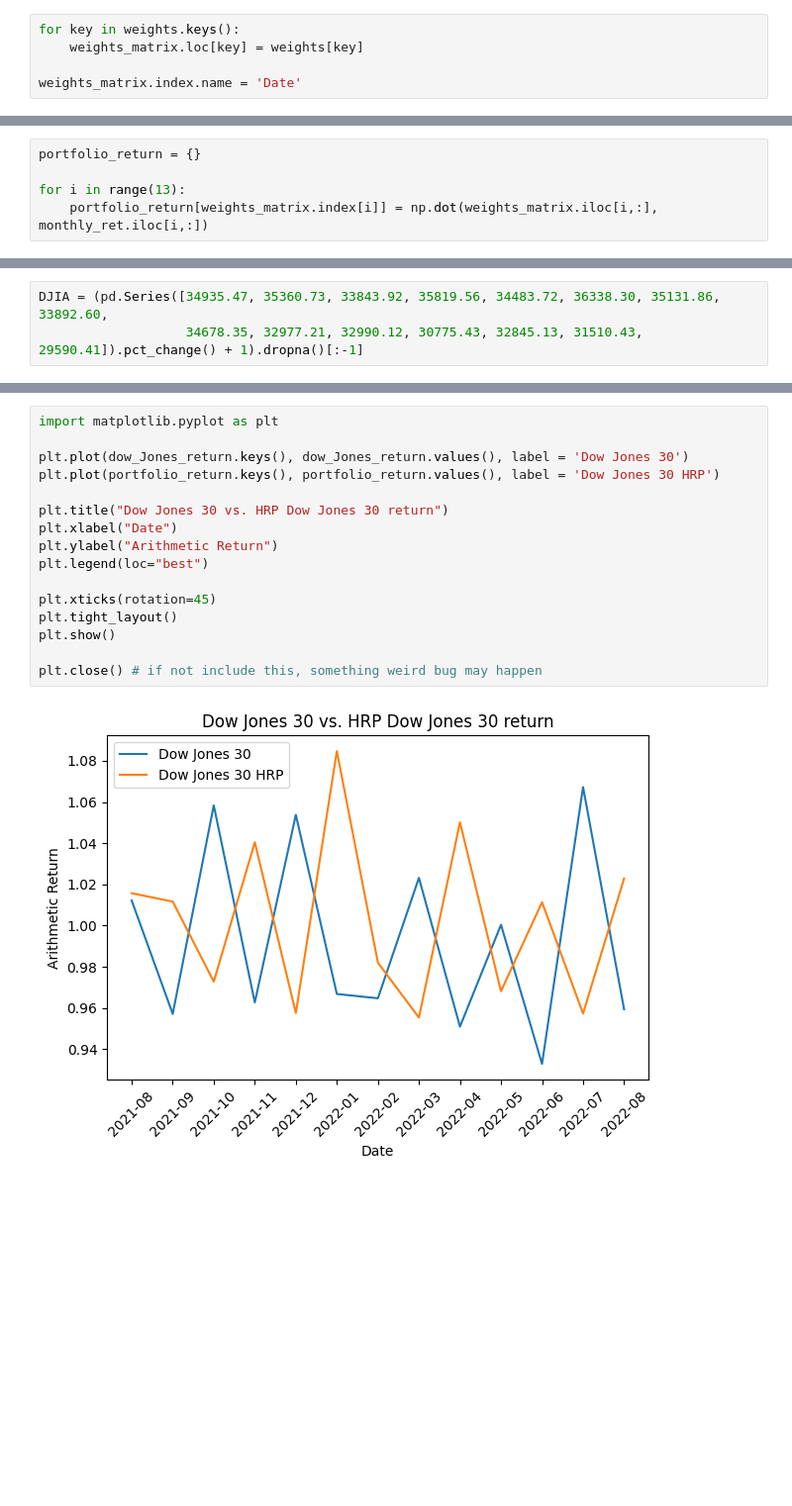
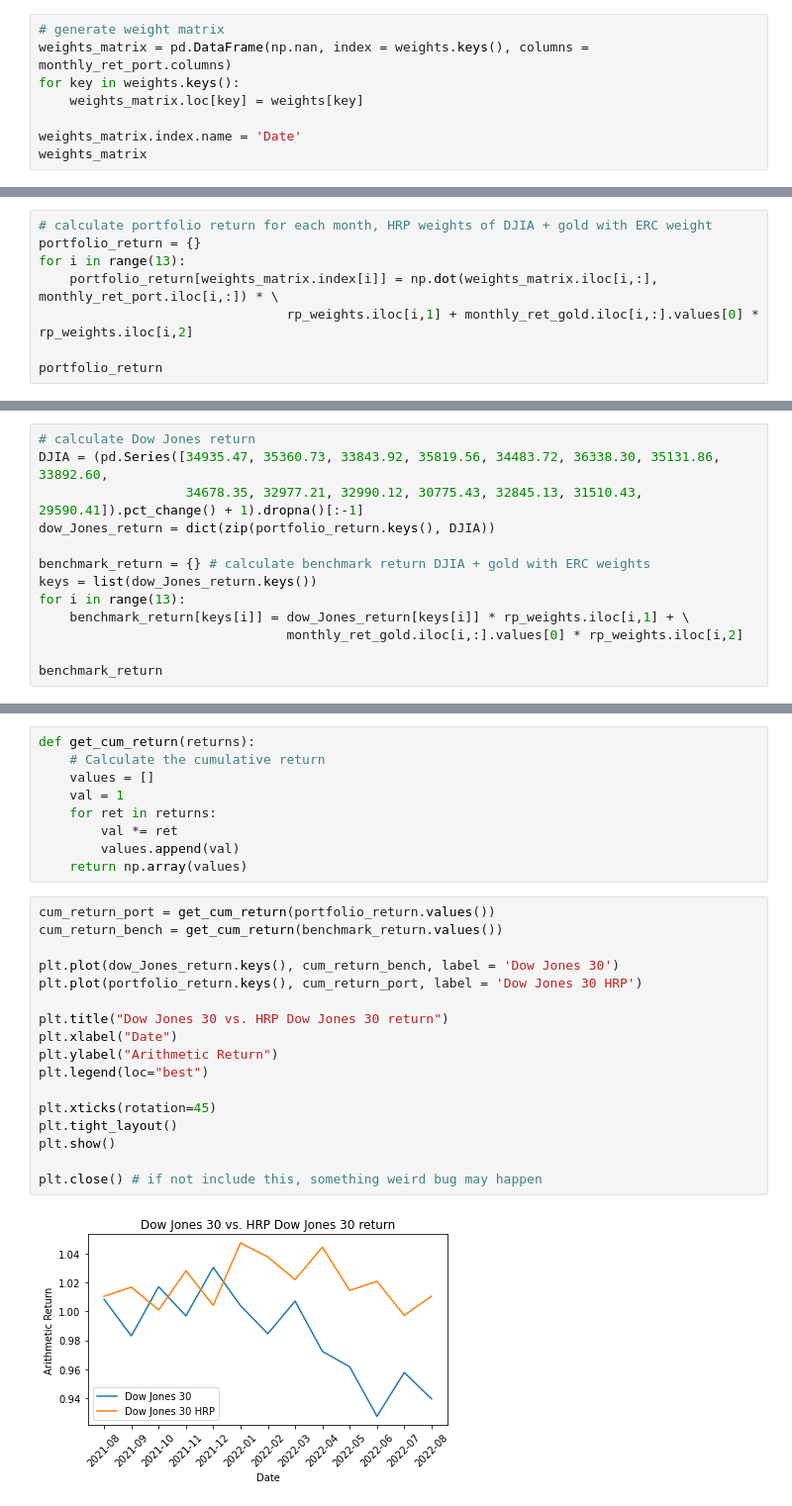
Before and after one commit to joshuakim314/MMF1915, a Jupyter notebook: backtest.ipynb, the cells around one changed output, grey strips where cells are left out. Shown: that part at 99% size. Drawn from its saved outputs; the diff is of its cells as text; blank space fills up the shorter version.

```diff
--- a/backtest.ipynb
+++ b/backtest.ipynb
@@ -74,5 +113,8 @@ weights_matrix = pd.DataFrame(np.nan, index = weights.keys(), columns = monthly_
 # %%
+# generate weight matrix
+weights_matrix = pd.DataFrame(np.nan, index = weights.keys(), columns = monthly_ret_port.columns)
 for key in weights.keys():
     weights_matrix.loc[key] = weights[key]
 
 weights_matrix.index.name = 'Date'
+weights_matrix
@@ -102,5 +138,8 @@ np.sum(weights_matrix.iloc[1,:])
 # %%
+# calculate portfolio return for each month, HRP weights of DJIA + gold with ERC weight
 portfolio_return = {}
+for i in range(13):
+    portfolio_return[weights_matrix.index[i]] = np.dot(weights_matrix.iloc[i,:], monthly_ret_port.iloc[i,:]) * \
+                                rp_weights.iloc[i,1] + monthly_ret_gold.iloc[i,:].values[0] * rp_weights.iloc[i,2]
 
-for i in range(13):
-    portfolio_return[weights_matrix.index[i]] = np.dot(weights_matrix.iloc[i,:], monthly_ret.iloc[i,:])
+portfolio_return
@@ -123,3 +160,13 @@ portfolio_return
 # %%
+# calculate Dow Jones return
 DJIA = (pd.Series([34935.47, 35360.73, 33843.92, 35819.56, 34483.72, 36338.30, 35131.86, 33892.60,
                    34678.35, 32977.21, 32990.12, 30775.43, 32845.13, 31510.43, 29590.41]).pct_change() + 1).dropna()[:-1]
+dow_Jones_return = dict(zip(portfolio_return.keys(), DJIA))
+
+benchmark_return = {} # calculate benchmark return DJIA + gold with ERC weights
+keys = list(dow_Jones_return.keys())
+for i in range(13):
+    benchmark_return[keys[i]] = dow_Jones_return[keys[i]] * rp_weights.iloc[i,1] + \
+                                monthly_ret_gold.iloc[i,:].values[0] * rp_weights.iloc[i,2]
+
+benchmark_return
@@ -144,18 +187,28 @@ dow_Jones_return
+# %%
+def get_cum_return(returns):
+    # Calculate the cumulative return
+    values = []
+    val = 1
+    for ret in returns:
+        val *= ret
+        values.append(val)
+    return np.array(values)
 # %%
-import matplotlib.pyplot as plt
+cum_return_port = get_cum_return(portfolio_return.values())
+cum_return_bench = get_cum_return(benchmark_return.values())
 
-plt.plot(dow_Jones_return.keys(), dow_Jones_return.values(), label = 'Dow Jones 30')
-plt.plot(portfolio_return.keys(), portfolio_return.values(), label = 'Dow Jones 30 HRP')
+plt.plot(dow_Jones_return.keys(), cum_return_bench, label = 'Dow Jones 30')
+plt.plot(portfolio_return.keys(), cum_return_port, label = 'Dow Jones 30 HRP')
 
 plt.title("Dow Jones 30 vs. HRP Dow Jones 30 return")
 plt.xlabel("Date")
 plt.ylabel("Arithmetic Return")
 plt.legend(loc="best")
 
 plt.xticks(rotation=45)
 plt.tight_layout()
 plt.show()
 
 plt.close() # if not include this, something weird bug may happen
 # %% [output]
-[figure, old version]
+[figure, new version]
```
Also changed, not shown: parts of 25 cells of this notebook.
